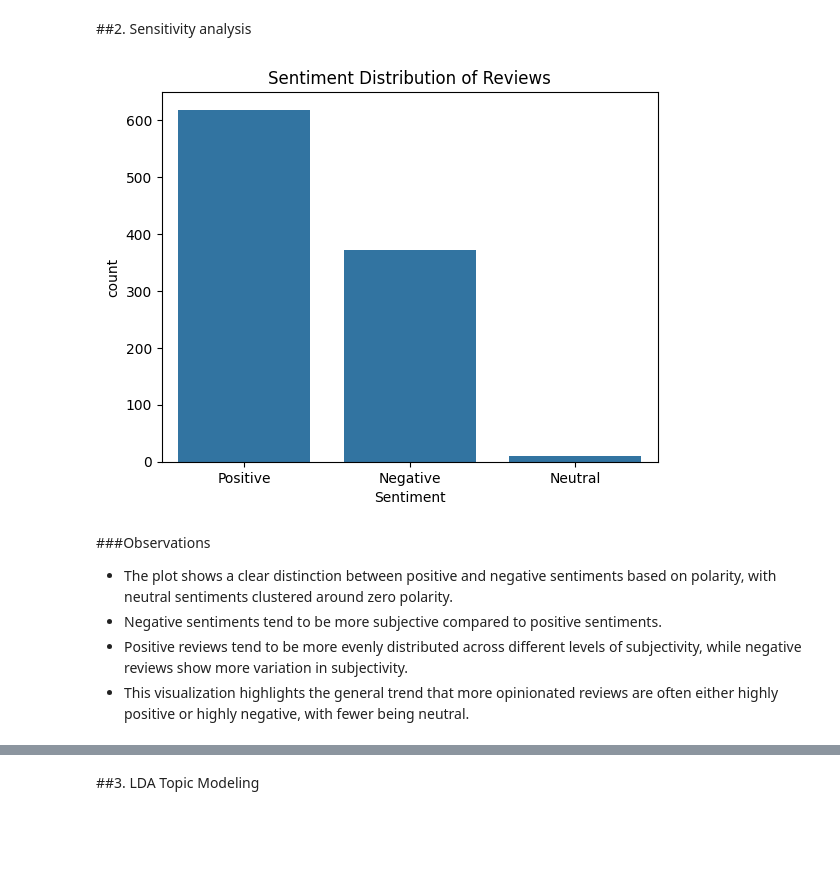
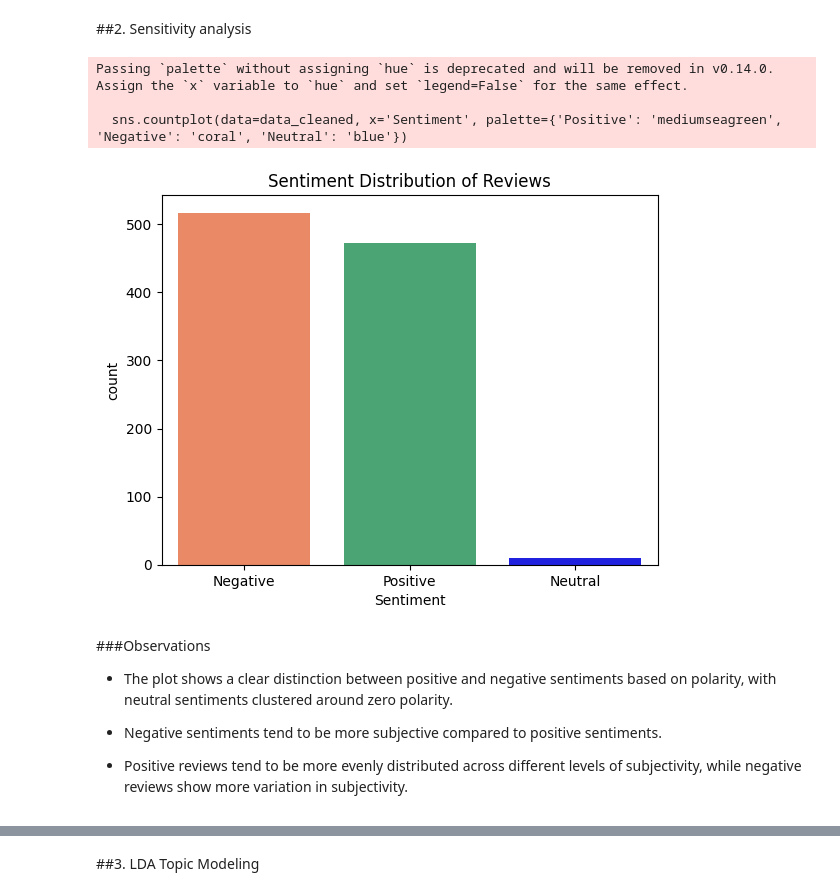
Before and after one commit to carolyntw/american-airlines-customer-review-analysis, a Jupyter notebook: scrape.ipynb, the cells around one changed output, grey strips where cells are left out. Saved outputs shown, nothing was run; the diff lists cells and outputs as text; code cells hidden in the pictures; blank space fills up the shorter version.

```diff
--- a/scrape.ipynb
+++ b/scrape.ipynb
@@ -79,7 +78,7 @@ def scrape_multiple_pages(base_url, start_page=1, end_page=5):
     return all_reviews
 
 
-base_url = 'https://www.airlinequality.com/airline-reviews/british-airways'
+base_url = 'https://www.airlinequality.com/airline-reviews/american-airlines'
 
 
 start_page = 1
@@ -165,7 +164,7 @@ dtypes: float64(6), int64(1), object(10)
 memory usage: 132.9+ KB
 # %%
 #drop aircraft and wifi & connectivity columns
-data_cleaned = reviews_df.drop(columns=['Wifi & Connectivity'])
+data_cleaned = reviews_df.drop(columns=['Aircraft'])
 
 # Convert Date to datetime format
 data_cleaned['Date Published'] = pd.to_datetime(data_cleaned['Date Published'], errors='coerce')
@@ -255,27 +257,27 @@ Name: count, dtype: int64
 # %%
 # Get the top 10 countries by the number of reviews
-top_10_countries = reviews_by_country.head(10).index
+top_3_countries = reviews_by_country.head(3).index
 
 # Filter the data to include only the top 10 countries
-top_10_data = data_cleaned[data_cleaned['Author Location'].isin(top_10_countries)]
+top_3_data = data_cleaned[data_cleaned['Author Location'].isin(top_3_countries)]
 
 # Select the columns of interest
 columns_of_interest = ['Author Location', 'Seat Comfort', 'Cabin Staff Service',
                        'Food & Beverages', 'Inflight Entertainment', 'Ground Service',
-                       'Value For Money']
+                       'Value For Money', 'Wifi & Connectivity']
 
 # Create a new column "overall_rating" that calculates the average rating across the selected columns
 data_cleaned['overall_rating'] = data_cleaned[['Seat Comfort', 'Cabin Staff Service',
                                                'Food & Beverages', 'Inflight Entertainment',
-                                               'Ground Service', 'Value For Money']].mean(axis=1)
+                                               'Ground Service', 'Value For Money', 'Wifi & Connectivity']].mean(axis=1)
 
 
 # Plot the violin plot for the top 10 countries using the overall_rating
 plt.figure(figsize=(10, 5))
 sns.violinplot(x='Author Location', y='overall_rating', hue='Author Location',
-               data=data_cleaned[data_cleaned['Author Location'].isin(top_10_countries)],
+               data=data_cleaned[data_cleaned['Author Location'].isin(top_3_countries)],
                inner="box", linewidth=1.5)
 plt.xticks(rotation=45)
-plt.title('Distribution of Overall Ratings by Country (Top 10 Countries)')
+plt.title('Distribution of Overall Ratings by Country (Top 3 Countries)')
 plt.show()
 # %% [output]
@@ -387,11 +381,14 @@ def get_sentiment(text):
 # Apply the sentiment analysis
 data_cleaned['Sentiment'] = data_cleaned['Review Body'].apply(get_sentiment)
 # %%
-sns.countplot(data=data_cleaned, x='Sentiment')
+sns.countplot(data=data_cleaned, x='Sentiment', palette={'Positive': 'mediumseagreen', 'Negative': 'coral', 'Neutral': 'blue'})
 plt.title('Sentiment Distribution of Reviews')
 plt.show()
 # %% [output]
+Passing `palette` without assigning `hue` is deprecated and will be removed in v0.14.0. Assign the `x` variable to `hue` and set `legend=False` for the same effect.
+
+  sns.countplot(data=data_cleaned, x='Sentiment', palette={'Positive': 'mediumseagreen', 'Negative': 'coral', 'Neutral': 'blue'})
-[figure, old version]
+[figure, new version]
 # %%
 def subjectivity(text):
     return TextBlob(text).sentiment.subjectivity
@@ -422,6 +421,7 @@ fig.show()
 ###Observations
 
 - The plot shows a clear distinction between positive and negative sentiments based on polarity, with neutral sentiments clustered around zero polarity.
+
 - Negative sentiments tend to be more subjective compared to positive sentiments.
+
 - Positive reviews tend to be more evenly distributed across different levels of subjectivity, while negative reviews show more variation in subjectivity.
-- This visualization highlights the general trend that more opinionated reviews are often either highly positive or highly negative, with fewer being neutral.
```
Also changed, not shown: parts of 38 cells of this notebook.
